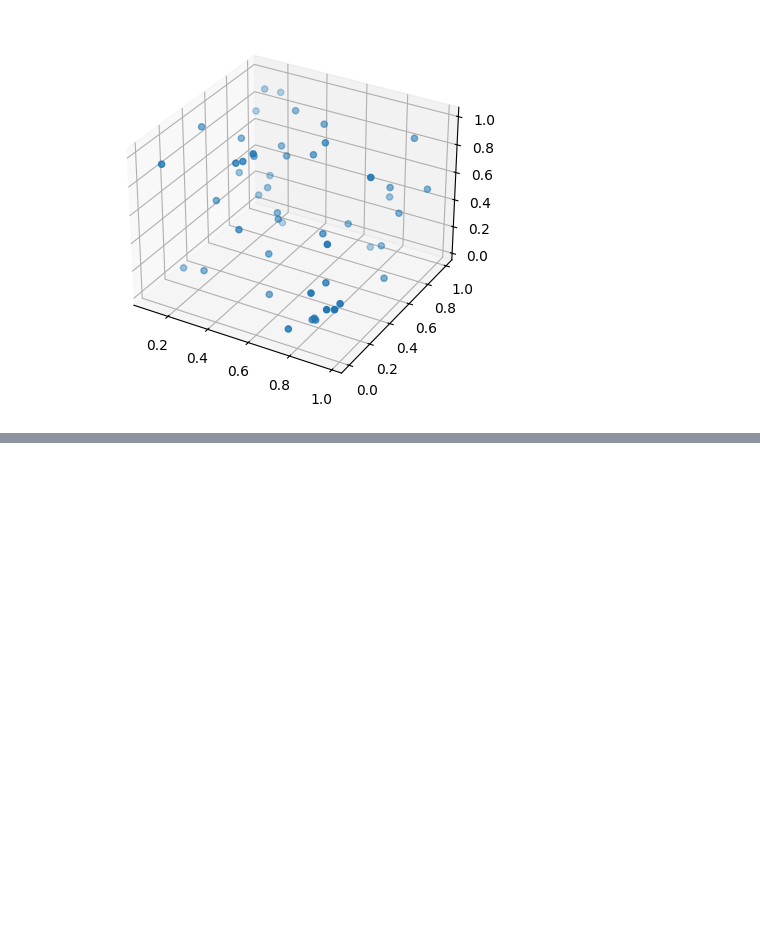
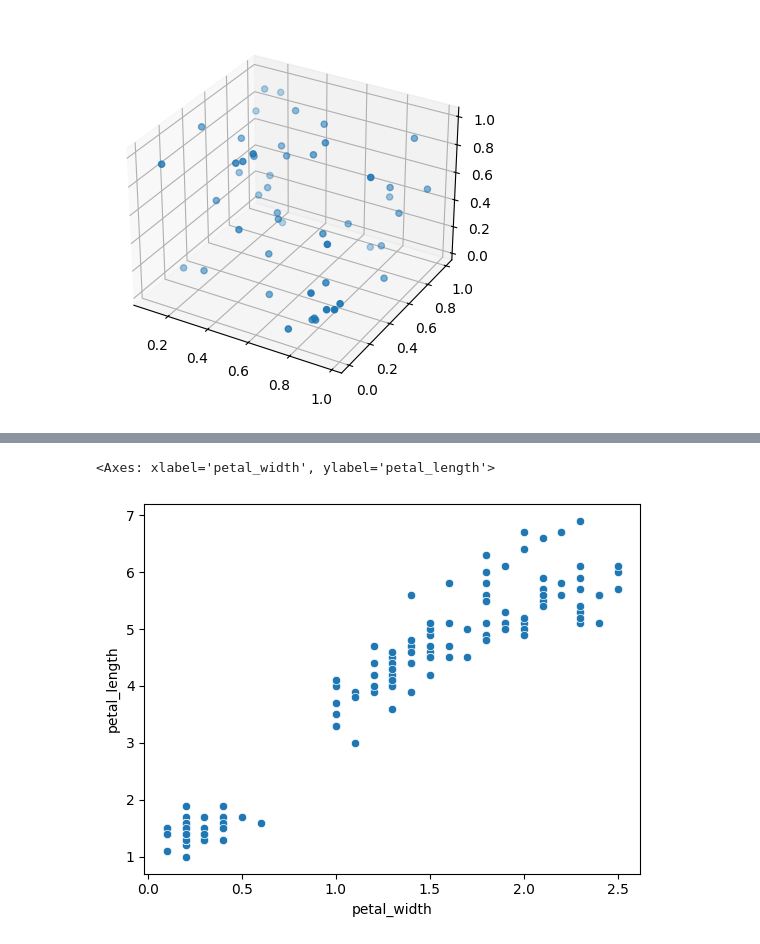
Before and after one commit to iamjaykumar/Data_visualization, a Jupyter notebook: Data_visual.ipynb, the cells around one changed output, grey strips where cells are left out. Drawn from its saved outputs; the diff is of its cells as text; code cells hidden in the pictures; blank space fills up the shorter version.

```diff
--- a/Data_visual.ipynb
+++ b/Data_visual.ipynb
@@ -189,0 +232,5 @@ plt.show()
+# %%
+sns.scatterplot(x = iris.petal_width, y = iris.petal_length)
+# %% [output]
+<Axes: xlabel='petal_width', ylabel='petal_length'>
+[figure, added]
```
Also changed, not shown: parts of 46 cells of this notebook.
